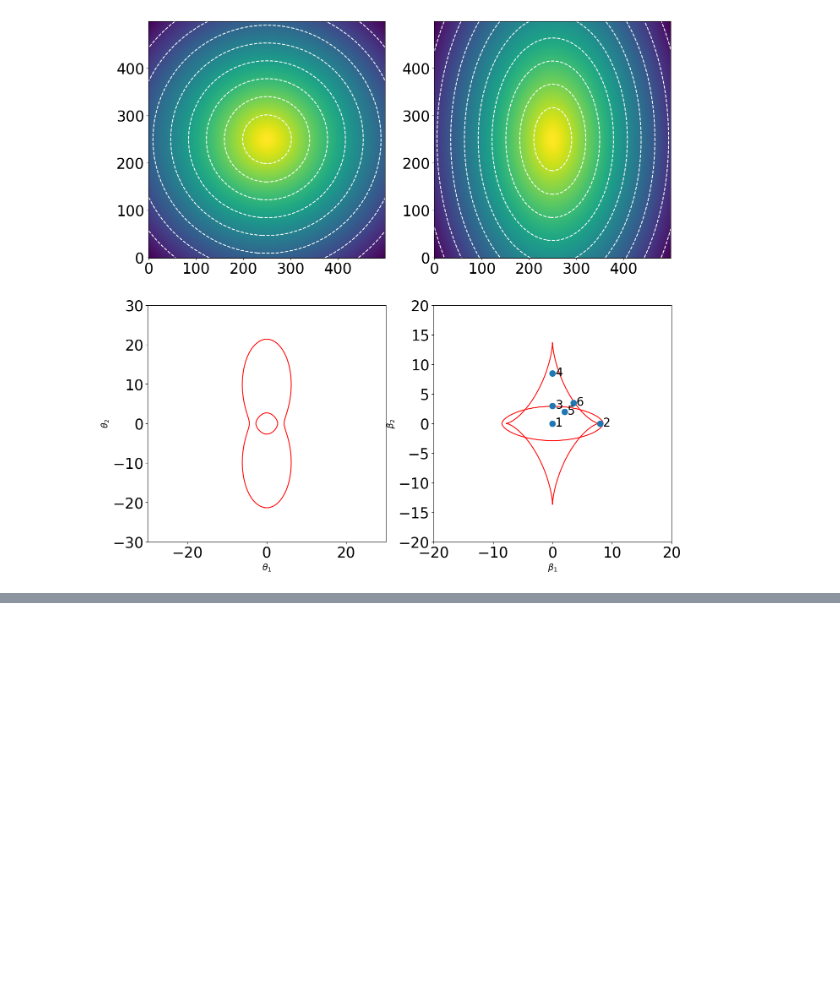
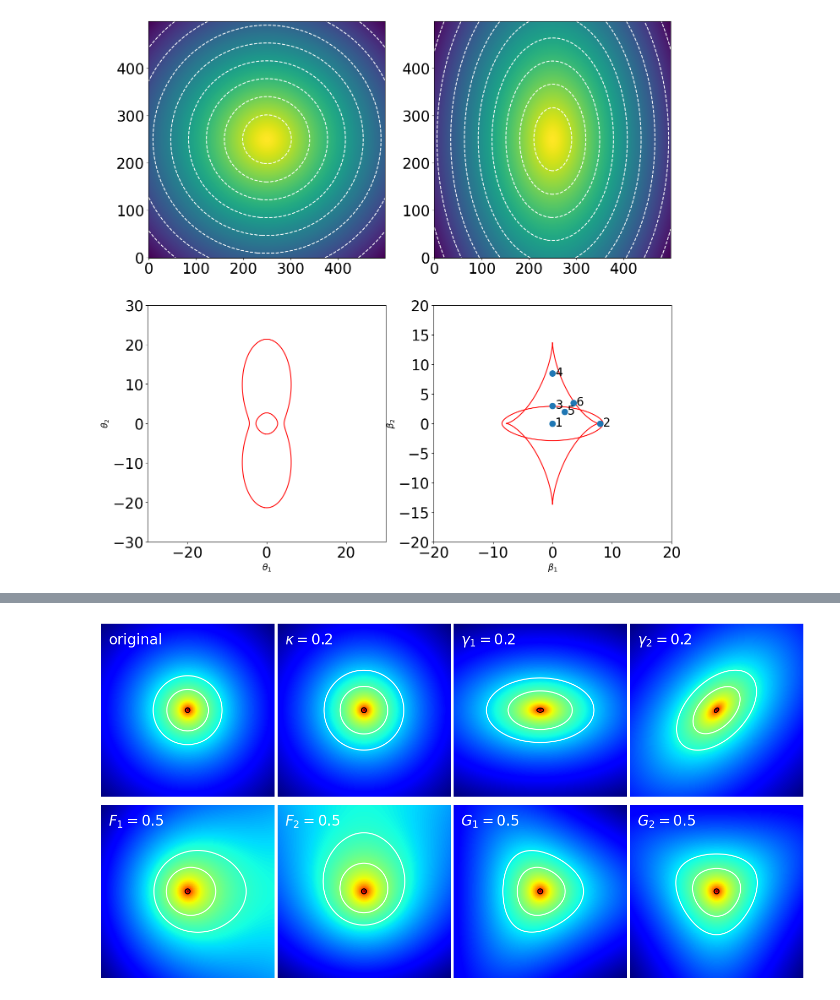
Before and after one commit to UnaiRazkin/El-fen-meno-de-lente-gravitacional-simulaci-n-para-un-agujero-negro, a Jupyter notebook: Notebooks/Massimo_Meneghetti/Lentes múltiples.ipynb, the cells around one changed output, grey strips where cells are left out. Saved outputs shown, nothing was run; the diff lists cells and outputs as text; code cells hidden in the pictures; blank space fills up the shorter version.

```diff
--- a/Notebooks/Massimo_Meneghetti/Lentes múltiples.ipynb
+++ b/Notebooks/Massimo_Meneghetti/Lentes múltiples.ipynb
@@ -392,0 +746,75 @@ for i, txt in enumerate(labels):
+# %%
+fig,ax=plt.subplots(2,4,figsize=(17.5,9))
+se.lens(kappa=0.0, gamma1=0.0, gamma2=0.0, f1=0.0,f2=0.0,g1=0.0,g2=0.0)
+ax[0,0].imshow(se.unlensed,origin='lower',norm=LogNorm())
+ax[0,0].contour(se.lensed,
+              levels=[se.lensed.max()*0.06,se.lensed.max()*0.1,
+                      se.lensed.max()*0.5],
+              colors=["white","white","black"])
+ax[0,0].text(10,220,'original',color='white',fontsize=20)
+
+se.lens(kappa=0.2, gamma1=0.0, gamma2=0.0, f1=0.0,f2=0.0,g1=0.0,g2=0.0)
+ax[0,1].imshow(se.lensed,origin='lower',norm=LogNorm())
+ax[0,1].contour(se.lensed,
+              levels=[se.lensed.max()*0.06,se.lensed.max()*0.1,
+                      se.lensed.max()*0.5],
+              colors=["white","white","black"])
+ax[0,1].text(10,220,'$\kappa=0.2$',color='white',fontsize=20)
+
+se.lens(kappa=0.2, gamma1=0.2, gamma2=0.0, f1=0.0,f2=0.0,g1=0.0,g2=0.0)
+ax[0,2].imshow(se.lensed,origin='lower',norm=LogNorm())
+ax[0,2].contour(se.lensed,
+              levels=[se.lensed.max()*0.06,se.lensed.max()*0.1,
+                      se.lensed.max()*0.5],
+              colors=["white","white","black"])
+ax[0,2].text(10,220,'$\gamma_1=0.2$',color='white',fontsize=20)
+
+se.lens(kappa=0.2, gamma1=0.0, gamma2=0.2, f1=0.0,f2=0.0,g1=0.0,g2=0.0)
+ax[0,3].imshow(se.lensed,origin='lower',norm=LogNorm())
+ax[0,3].contour(se.lensed,
+              levels=[se.lensed.max()*0.06,se.lensed.max()*0.1,
+                      se.lensed.max()*0.5],
+              colors=["white","white","black"])
+ax[0,3].text(10,220,'$\gamma_2=0.2$',color='white',fontsize=20)
+
+se.lens(kappa=0.2, gamma1=0.0, gamma2=0.0, f1=0.5,f2=0.0,g1=0.0,g2=0.0)
+ax[1,0].imshow(se.lensed,origin='lower',norm=LogNorm())
+ax[1,0].contour(se.lensed,
+              levels=[se.lensed.max()*0.06,se.lensed.max()*0.1,
+                      se.lensed.max()*0.5],
+              colors=["white","white","black"])
+ax[1,0].text(10,220,'$F_1=0.5$',color='white',fontsize=20)
+
+se.lens(kappa=0.2, gamma1=0.0, gamma2=0.0, f1=0.0,f2=0.5,g1=0.0,g2=0.0)
+ax[1,1].imshow(se.lensed,origin='lower',norm=LogNorm())
+ax[1,1].contour(se.lensed,
+              levels=[se.lensed.max()*0.06,se.lensed.max()*0.1,
+                      se.lensed.max()*0.5],
+              colors=["white","white","black"])
+ax[1,1].text(10,220,'$F_2=0.5$',color='white',fontsize=20)
+
+se.lens(kappa=0.2, gamma1=0.0, gamma2=0.0, f1=0.0,f2=0.0,g1=0.5,g2=0.0)
+ax[1,2].imshow(se.lensed,origin='lower',norm=LogNorm())
+ax[1,2].contour(se.lensed,
+              levels=[se.lensed.max()*0.06,se.lensed.max()*0.1,
+                      se.lensed.max()*0.5],
+              colors=["white","white","black"])
+ax[1,2].text(10,220,'$G_1=0.5$',color='white',fontsize=20)
+
+se.lens(kappa=0.2, gamma1=0.0, gamma2=0.0, f1=0.0,f2=0.0,g1=0.0,g2=0.5)
+ax[1,3].imshow(se.lensed,origin='lower',norm=LogNorm())
+ax[1,3].contour(se.lensed,
+              levels=[se.lensed.max()*0.06,se.lensed.max()*0.1,
+                      se.lensed.max()*0.5],
+              colors=["white","white","black"])
+ax[1,3].text(10,220,'$G_2=0.5$',color='white',fontsize=20)
+
+for i in range(2):
+    for j in range(4):
+        ax[i,j].axis('off')
+
+
+plt.subplots_adjust(wspace=0.02, hspace=0.02)
+fig.savefig("flexion.png")
+# %% [output]
+[figure, added]
```
Also changed, not shown: parts of 6 cells of this notebook.
